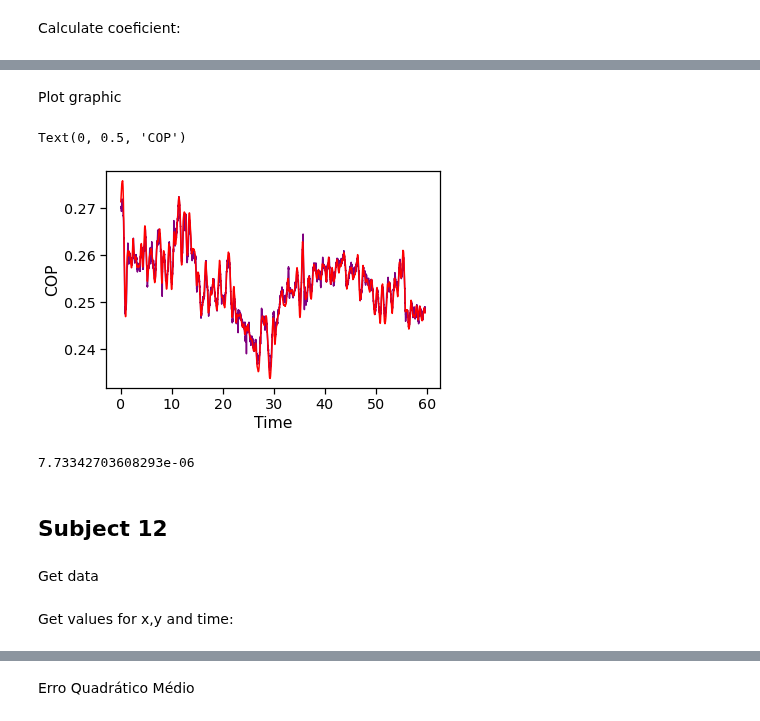
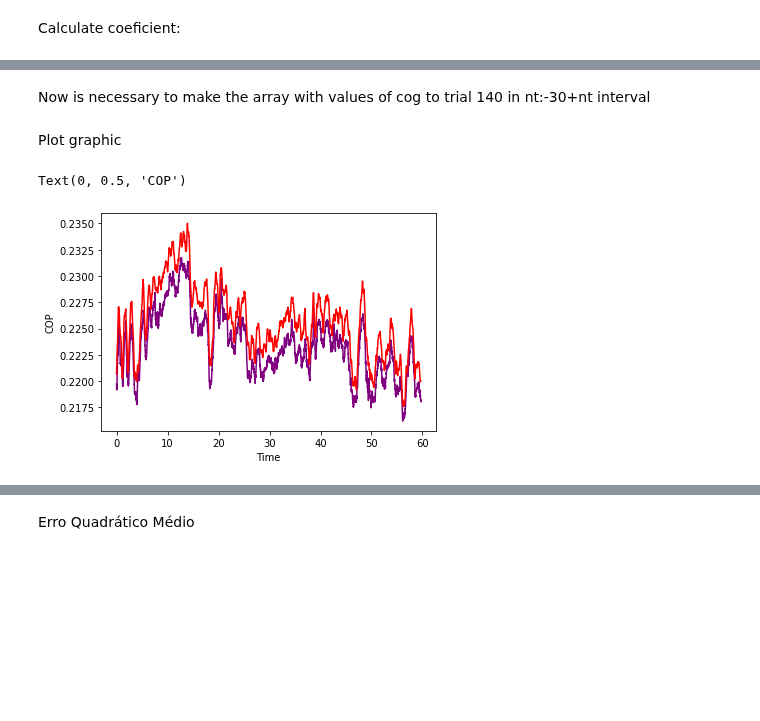
Before and after one commit to FernandaVanzini/COPandCOGestimar, a Jupyter notebook: RegressãoLinear.ipynb, the cells around one changed output, grey strips where cells are left out. Drawn from its saved outputs; the diff is of its cells as text; code cells hidden in the pictures; blank space fills up the shorter version.

```diff
--- a/RegressãoLinear.ipynb
+++ b/RegressãoLinear.ipynb
@@ -533,6 +624,6 @@ Get data:
 # %%
-fname_grf10=os.path.join(path2,PDSinfo.Trial[19]+'grf'+'.txt')
-fname_mkr10=os.path.join(path2,PDSinfo.Trial[19]+'mkr'+'.txt')
+fname_grf10=os.path.join(path2,PDSinfo.Trial[134]+'grf'+'.txt')
+fname_mkr10=os.path.join(path2,PDSinfo.Trial[134]+'mkr'+'.txt')
 grf10=pd.read_csv(fname_grf10,delimiter='\t',header=0,engine='c')
 mkr10=pd.read_csv(fname_mkr10,delimiter='\t',header=0,engine='c')
 # %% [markdown]
@@ -554,22 +647,25 @@ c10,d10,_,_=np.linalg.lstsq(x100,y100,rcond=None)
+# %%
+fname_grftest10=os.path.join(path2,PDSinfo.Trial[140]+'grf'+'.txt')
+fname_mkrtest10=os.path.join(path2,PDSinfo.Trial[140]+'mkr'+'.txt')
+grftest10=pd.read_csv(fname_grftest10,delimiter='\t',header=0,engine='c')
+mkrtest10=pd.read_csv(fname_mkrtest10,delimiter='\t',header=0,engine='c')
+# %%
+u10=mkrtest10['COG_X']
+v10=grftest10['COPNET_X']
+# %% [markdown]
+Now is necessary to make the array with values of cog to trial 140 in nt:-30+nt interval
+# %%
+x10test10=np.array(u10[:-30]).reshape(-1,1)
+for nt in range(1,30):
+    x10test10=np.hstack((x10test10,np.array(u10[nt:-30+nt]).reshape(-1,1)))
 # %% [markdown]
 Plot graphic
 # %%
-yestimative10=x100@c10
-plt.plot(t10[:-30],yestimative10,marker='',color='purple',linestyle='-')
-plt.plot(t10[:-30],y10[30:],marker='',color='red',linestyle='-')
+yexttest10=x10test10@c10
+plt.plot(t10[:-30],yexttest10,marker='',color='purple',linestyle='-')
+plt.plot(t10[:-30],v10[30:],marker='',color='red',linestyle='-')
 plt.xlabel('Time')
 plt.ylabel('COP')
 # %% [output]
 Text(0, 0.5, 'COP')
-[figure, old version]
+[figure, new version]
-# %%
-yestimative10med=np.mean(yestimative10)
-yreal10med=np.mean(y10[30:])
-e10=np.sqrt((yestimative10med-yreal10med)**2)
-print(e10)
-# %% [output]
-7.73342703608293e-06
-# %% [markdown]
-## Subject 12
-# %% [markdown]
-Get data
@@ -581,2 +671,0 @@ mkr11=pd.read_csv(fname_mkr11,delimiter='\t',header=0,engine='c')
-# %% [markdown]
-Get values for x,y and time:
```
Also changed, not shown: parts of 55 cells of this notebook.
